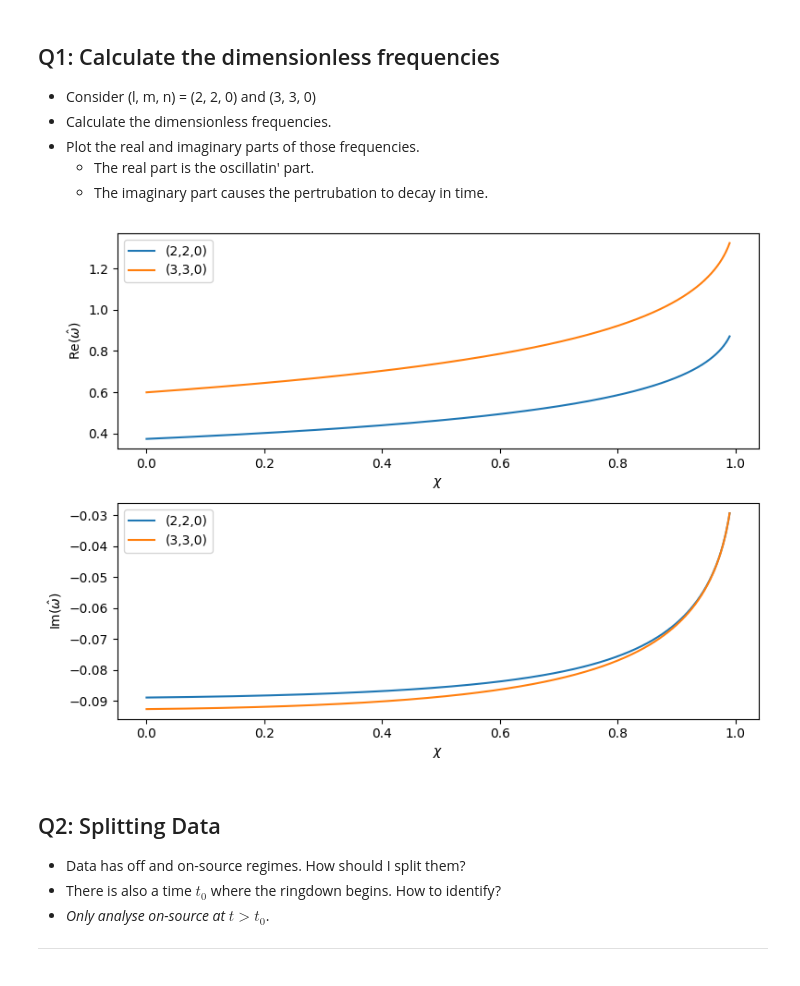
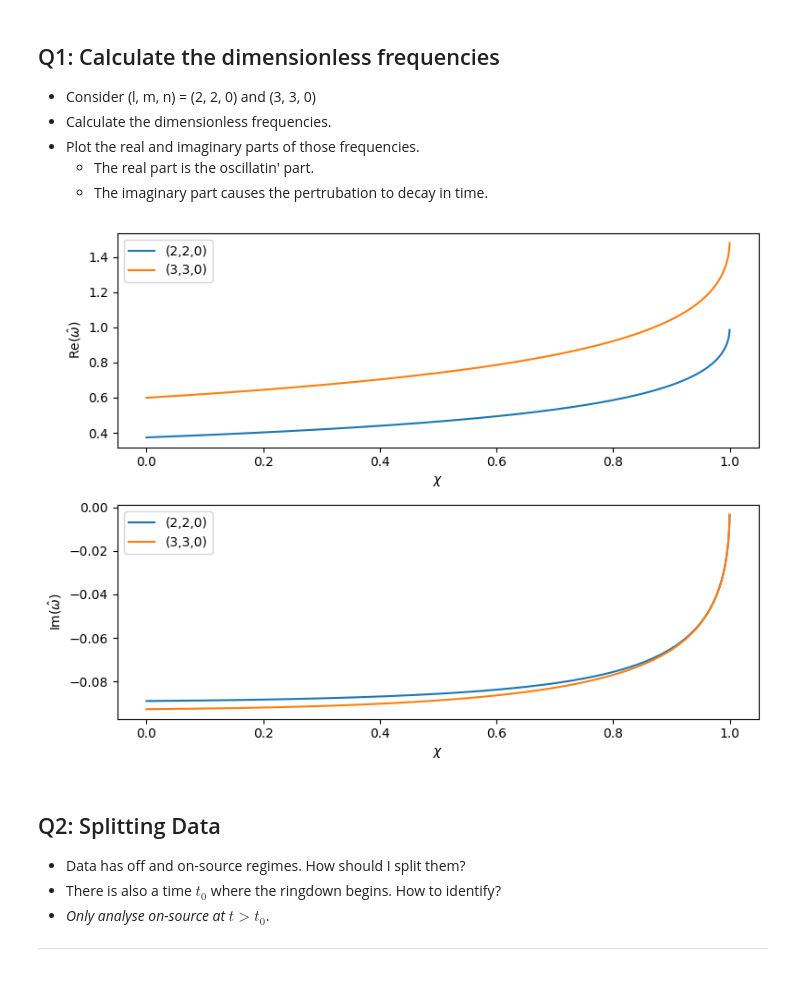
Before and after one commit to JoeyWee1/A5-Gravitational-Waves-QNM-Fitting-CW, a Jupyter notebook: solutions.ipynb, the cells around one changed output. Cells and saved outputs as stored; diff of their text form; code cells hidden in the pictures.

```diff
--- a/solutions.ipynb
+++ b/solutions.ipynb
@@ -34,7 +34,7 @@ Destination path C:\Users\Joey\.qnm\data-0.4.0.tar.bz2 already exists, use overw
     - The real part is the oscillatin' part.
     - The imaginary part causes the pertrubation to decay in time.
 # %%
-chi_values = np.linspace(0, 0.99, 1000)
+chi_values = np.linspace(0, 0.9999, 100000)
 
 # Storage
 omega_220 = []
@@ -46,34 +46,34 @@ mode_330 = qnm.modes_cache(s=-2, l=3, m=3, n=0)
 
 # Loop over chi values
 for chi in chi_values:
     w220, _, _ = mode_220(chi)
     w330, _, _ = mode_330(chi)
     omega_220.append(w220)
     omega_330.append(w330)
 
 # Convert to numpy arrays
 omega_220 = np.array(omega_220)
 omega_330 = np.array(omega_330)
 
 # Now plot real and imaginary parts separately
 fig, (ax1, ax2) = plt.subplots(2, 1, figsize=(8, 6))
 
 ax1.plot(chi_values, omega_220.real, label='(2,2,0)')
 ax1.plot(chi_values, omega_330.real, label='(3,3,0)')
 ax1.set_ylabel(r'$\mathrm{Re}(\hat{\omega})$')
 
 ax2.plot(chi_values, omega_220.imag, label='(2,2,0)')
 ax2.plot(chi_values, omega_330.imag, label='(3,3,0)')
 ax2.set_ylabel(r'$\mathrm{Im}(\hat{\omega})$')
 
 for ax in (ax1, ax2):
     ax.set_xlabel(r'$\chi$')
     ax.legend()
 
 plt.tight_layout()
 plt.show()
 # %% [output]
-[figure, old version]
+[figure, new version]
 # %% [markdown]
 ## Q2: Splitting Data
 - Data has off and on-source regimes. How should I split them?
```
Also changed, not shown: parts of 3 cells of this notebook.
